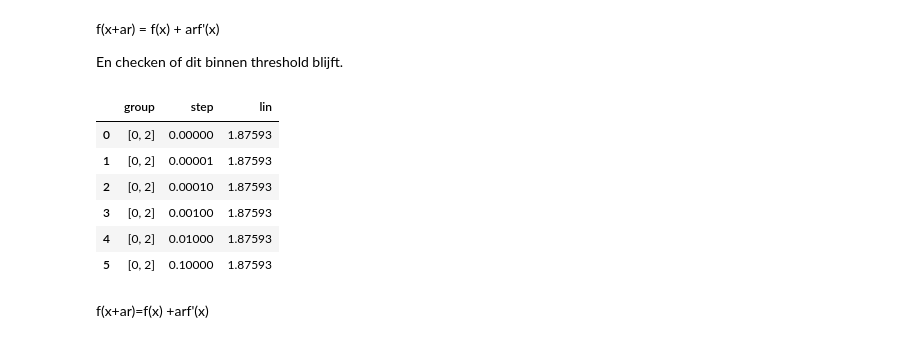
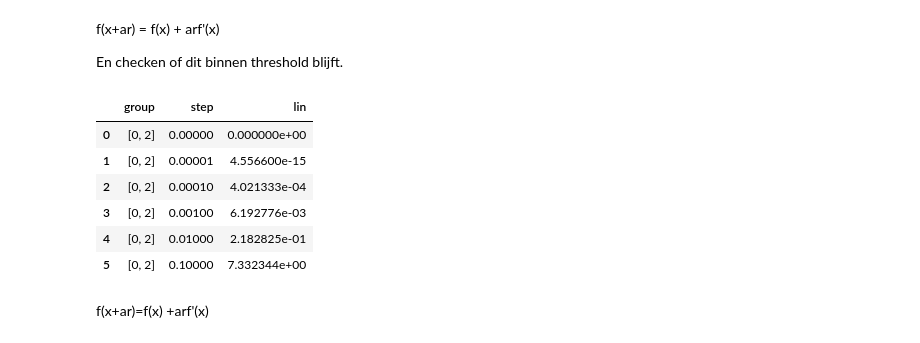
Before and after one commit to teunpe/master_internship, a Jupyter notebook: mlp.ipynb, the cells around one changed output. Cells and saved outputs as stored; diff of their text form; code cells hidden in the pictures.

```diff
--- a/mlp.ipynb
+++ b/mlp.ipynb
@@ -201,7 +201,7 @@ def load_model(filename: str, type: str='cnn', test: bool=False):
     return model
 # %%
 input, clas = next(iter(test_loader))
-model = load_model('mnist_cnn.pt')
+model = load_model('mnist_fc.pt', 'fc')
 # %% [markdown]
 Waarde van 'pixel' fluctueren van 0 naar 1 en kijken wat het effect is op de output van het model
 # %% [markdown]
@@ -236,7 +242,8 @@ def direction(method: str, input: torch.Tensor, grad: torch.Tensor=None):
         case 'random':
             dir = torch.rand_like(dir) #normal
         case 'gradient':
-            dir = grad@torch.ones(grad.shape[0]) #normaliseren
+            # print(grad.shape)
+            dir = grad.T@torch.ones(grad.shape[0]) #normaliseren
         case _:
             warnings.warn('Unknown direction type, using all directions', RuntimeWarning)
             pass
@@ -293,12 +300,15 @@ def forward_runs(startinput: torch.Tensor, model, layergroups: list, dirtype: st
             model.set_start_layer(0)
             model.set_end_layer(firstlayer_idx)
             input = model(input)
+        else:
+            input = input.flatten()
         # print(firstlayer)
         # print(input.shape)
         grad = torch.autograd.functional.jacobian(firstlayer, input)
-        print(grad.shape)
+        # print(grad.shape)
+        # print(input.shape)
         dir = direction(dirtype, input, grad)
-        print(dir.shape)
+        # print(dir.shape)
         model.set_start_layer(group[0])
         model.set_end_layer(group[-1])
 
@@ -372,30 +381,35 @@ def calc_exp_act(df: pd.DataFrame, conv: bool=False):
                 dir = dir.flatten()
 
             exp = nostep + step*np.matmul(grad, dir)
+            # print(exp)
+            # print(act)
+            diff = exp - act
 
-            diff = exp - act
+            # print('diff:')
+            # print(diff)
             lin = np.linalg.norm(diff)
+            # print(lin)
 
             dictgroups.append(group)
             dictsteps.append(step)
             dictlins.append(lin)
 
-    dic = {'group': dictgroups, 'step': dictsteps, 'lin': lin}
+    dic = {'group': dictgroups, 'step': dictsteps, 'lin': dictlins}
     df = pd.DataFrame.from_dict(dic)
     return df
 
 # exp, act = calc_exp_act(inputs, outputs, dirs, steps, model, grads)
 # %%
-lindf = calc_exp_act(df, True)
+lindf = calc_exp_act(df)
 lindf
 # %% [output]
 |  | group | step | lin |
-| 0 | [0, 2] | 0.00000 | 1.87593 |
-| 1 | [0, 2] | 0.00001 | 1.87593 |
-| 2 | [0, 2] | 0.00010 | 1.87593 |
-| 3 | [0, 2] | 0.00100 | 1.87593 |
-| 4 | [0, 2] | 0.01000 | 1.87593 |
-| 5 | [0, 2] | 0.10000 | 1.87593 |
+| 0 | [0, 2] | 0.00000 | 0.000000e+00 |
+| 1 | [0, 2] | 0.00001 | 4.556600e-15 |
+| 2 | [0, 2] | 0.00010 | 4.021333e-04 |
+| 3 | [0, 2] | 0.00100 | 6.192776e-03 |
+| 4 | [0, 2] | 0.01000 | 2.182825e-01 |
+| 5 | [0, 2] | 0.10000 | 7.332344e+00 |
 # %% [markdown]
 f(x+ar)=f(x) +arf'(x)
 # %%
```
Also changed, not shown: parts of 5 cells of this notebook, 1 other file.
